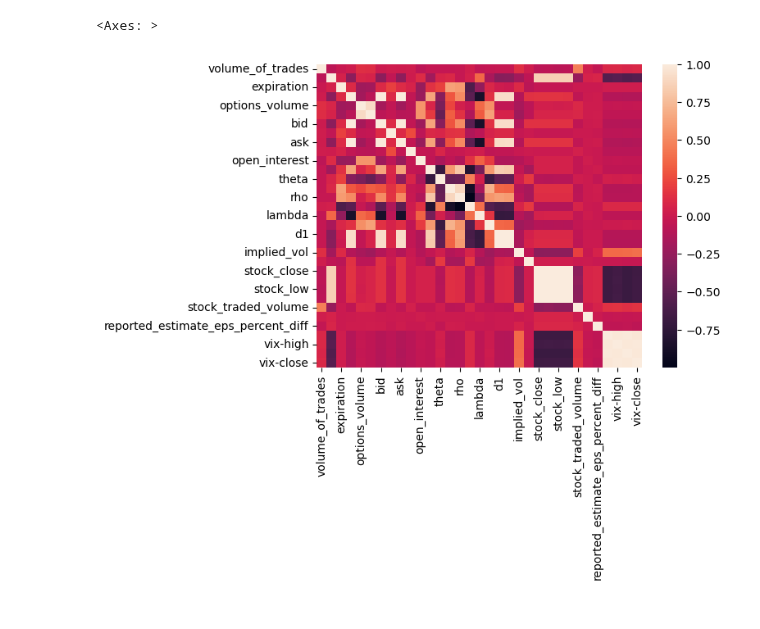
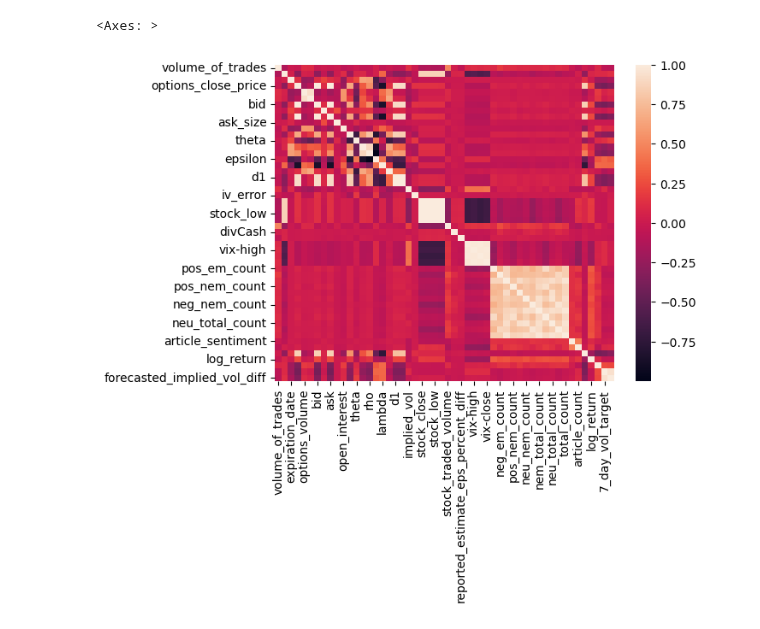
Before and after one commit to themoonwalker1/quantcap-options, a Jupyter notebook: options_data_retrieval.ipynb, the cells around one changed output. Drawn from its saved outputs; the diff is of its cells as text; code cells hidden in the pictures.

Commit message:
added total dataset

```diff
--- a/options_data_retrieval.ipynb
+++ b/options_data_retrieval.ipynb
@@ -844,4 +848,5 @@ fundamental_data.rename(columns={"adjVolume":"stock_traded_volume", "adjClose":"
 # %%
+print(sentiment_data.columns)
 temp1 = pd.merge(liquidity_data, historical_data, how="right", on=["date", "strike"])
 # t = historical_data["date"].unique()
 # t[~historical_data["date"].unique().isin(temp["date"].unique())]
@@ -849,7 +854,8 @@ temp1 = pd.merge(liquidity_data, historical_data, how="right", on=["date", "stri
 # print(liquidity_data[liquidity_data["date"] == "2022-11-15"])
 temp2 = pd.merge(temp1, fundamental_data, how="left", on=["date", "ticker"])
 temp3 = pd.merge(temp2, earnings_data, how="left", on=["date", "ticker"])
-total_dataset = pd.merge(temp3, vix_renamed, how="left", on=["date"])
+temp4 = pd.merge(temp3, vix_renamed, how="left", on=["date"])
+total_dataset = pd.merge(temp4, sentiment_data, how="left", on=["date", "ticker"])
 total_dataset["reported_estimate_eps_percent_diff"] = total_dataset["reported_estimate_eps_percent_diff"].fillna(0)
 total_dataset = total_dataset.drop(["ticker", "splitFactor"], axis=1)
 total_dataset = total_dataset.rename(columns={"close":"options_close_price", "volume":"options_volume"})
@@ -880,3 +895,12 @@ Index(['date', 'side', 'range_type', 'volume_of_trades', 'strike',
 # df = pd.merge(df, vix_renamed, how="left", on="date")
 # df = pd.DataFrame.rename(df, columns={"close_x":"stock_close", "volume_x":"stock_volume", "close_y":"options_close_price"})
 # df = df.drop(columns={"ticker"})
+# %%
+total_dataset["expiration"] = total_dataset["expiration"].astype(str)
+total_dataset["expiration"] = pd.to_datetime(total_dataset["expiration"], format="%Y-%m-%d", errors="coerce")
+print(total_dataset["expiration"][total_dataset["expiration"].isna()])
+# df["expiration"] = pd.to_datetime(historical_data["expiration"], format="%Y-%m-%d", errors="ignore")
+# print(df["date"][df["expiration"].isna()])
+total_dataset["expiration"] = (total_dataset["expiration"] - pd.to_datetime(total_dataset["date"]))
+total_dataset = total_dataset.set_index("date")
+total_dataset = total_dataset.rename(columns={"expiration":"expiration_date"})
@@ -883,9 +920,9 @@ Index(['date', 'side', 'range_type', 'volume_of_trades', 'strike',
 # %%
-total_dataset["expiration"] = total_dataset["expiration"].astype(str)
-total_dataset["expiration"] = pd.to_datetime(total_dataset["expiration"], format="%Y-%m-%d", errors="coerce")
-print(total_dataset["expiration"][total_dataset["expiration"].isna()])
-# df["expiration"] = pd.to_datetime(historical_data["expiration"], format="%Y-%m-%d", errors="ignore")
-# print(df["date"][df["expiration"].isna()])
-df["expiration_date"] = df["expiration"]
-df["expiration"] = (df["expiration"] - pd.to_datetime(df["date"])).dt.days
-df = df.set_index("date")
+# total_dataset["expiration"] = total_dataset["expiration"].astype(str)
+# total_dataset["expiration"] = pd.to_datetime(total_dataset["expiration"], format="%Y-%m-%d", errors="coerce")
+# print(total_dataset["expiration"][total_dataset["expiration"].isna()])
+# # df["expiration"] = pd.to_datetime(historical_data["expiration"], format="%Y-%m-%d", errors="ignore")
+# # print(df["date"][df["expiration"].isna()])
+# df["expiration_date"] = df["expiration"]
+# df["expiration"] = (df["expiration"] - pd.to_datetime(df["date"])).dt.days
+# df = df.set_index("date")
@@ -943,40 +982,39 @@ df = df.drop(columns={"right"})
 ## Seaborn data processing
 # df = df.shift()
 # sns.heatmap(df.corr('pearson')) ## df_all is data
-processed_df = df.copy()
 # processed_df = processed_df.drop(columns={"high", "low", "stock_close", "open", "adjHigh", "adjLow", "adjOpen"})
 processed_df = processed_df[processed_df["options_close_price"] != 0]
 processed_df["implied_vol"] = processed_df["implied_vol"].shift(-1)
 atr = pd.DataFrame()
 atr["H-L"] = processed_df["stock_high"] - processed_df["stock_low"]
 atr["H-C"] = processed_df["stock_high"] - processed_df["stock_close"]
 atr["L-C"] = processed_df["stock_low"] - processed_df["stock_close"]
 atr = atr.abs()
 column = atr.max(axis=1)
 atr["ATR"] = column
 # processed_df = processed_df.join(atr, how="left")
 # strike_of_zero = processed_df["strike"][processed_df["options_close_price"] == 0] / 1000
 # stock_of_zero = processed_df["adjClose"][processed_df["options_close_price"] == 0]
 # print(stock_of_zero)
 # processed_df["SMA"] = processed_df["stock_close"].rolling(window=30).mean()
 # processed_df["SMA"] = processed_df["SMA"].fillna(0)
 # typical_price = (processed_df["adjHigh"] + processed_df["adjLow"] + processed_df["adjClose"]) / 3
 # raw_money_flow = typical_price * processed_df["stock_volume"]
 
 # Assuming processed_df is your DataFrame
 # Filter only numeric columns for correlation
 numeric_columns = processed_df.select_dtypes(include=["number"])
 
 # Check if numeric_columns is empty to avoid further errors
 if numeric_columns.empty:
     raise ValueError("No numeric columns available for correlation calculation.")
 
 # Plot heatmap with Spearman correlation
 sns.heatmap(numeric_columns.corr(method="spearman"))
 # sns.pairplot(df)
 # %% [output]
 <Axes: >
-[figure, old version]
+[figure, new version]
 # %%
 # correlation matrix
 numeric_df = processed_df.select_dtypes(include=['number'])
```
Also changed, not shown: parts of 24 cells of this notebook, 4 other files.
